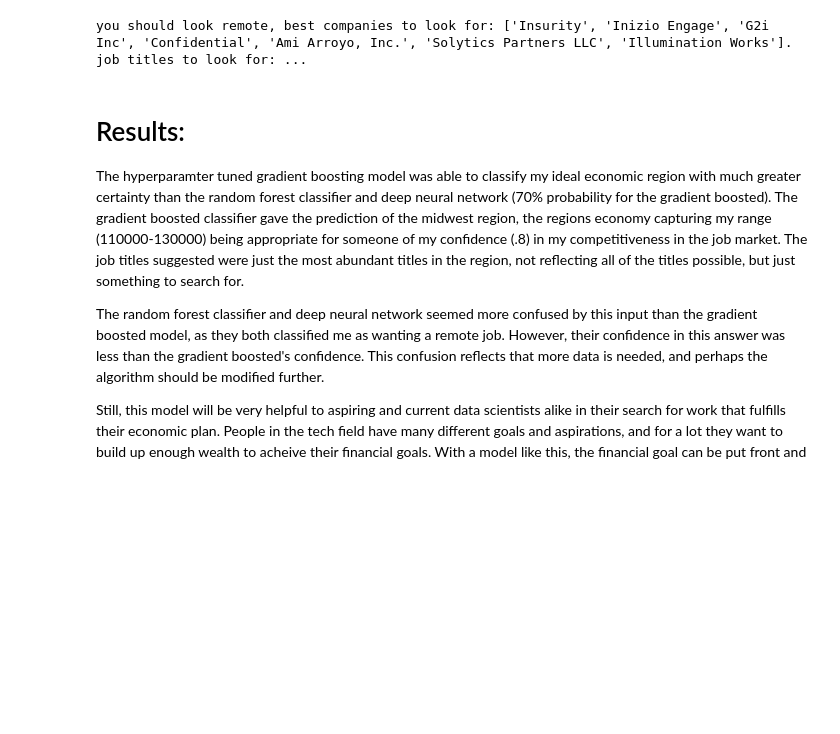
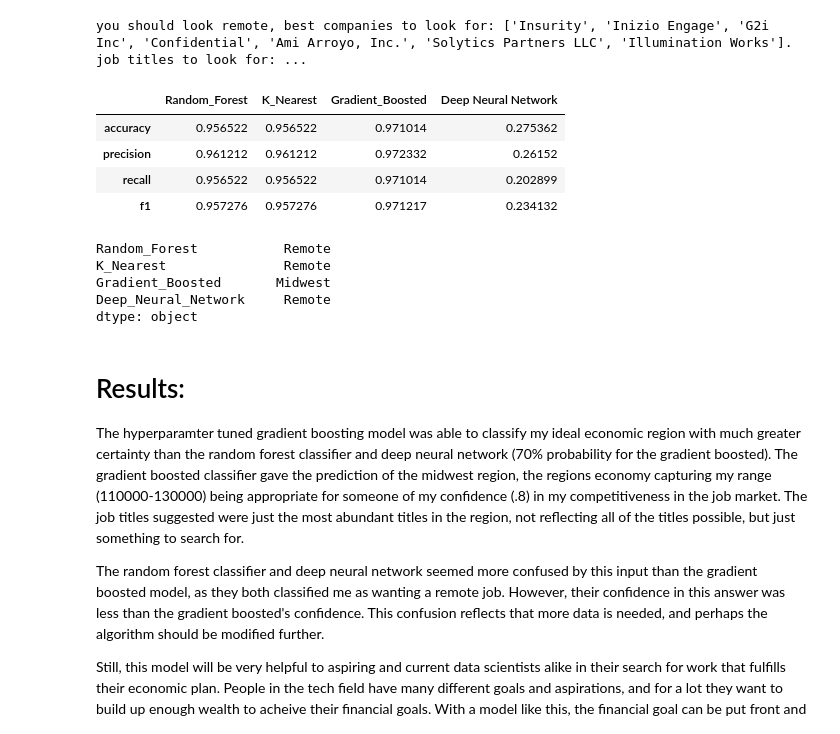
Before and after one commit to gisthuband/Capstone_2_DS_Job_Locator, a Jupyter notebook: modeling.ipynb, the cells around one changed output. Drawn from its saved outputs; the diff is of its cells as text; code cells hidden in the pictures; blank space fills up the shorter version.

```diff
--- a/modeling.ipynb
+++ b/modeling.ipynb
@@ -228,0 +626,18 @@ you should look remote, best companies to look for: ['Insurity', 'Inizio Engage'
+# %%
+gb_best = GradientBoostingClassifier(learning_rate=.05, max_depth=5, max_features=6, n_estimators=75)
+model = gb_best.fit(preprocess.regular(df_path)[0], preprocess.regular(df_path)[2])
+y_pred = model.predict(preprocess.regular(df_path)[1])
+
+
+
+gb_accuracy = accuracy_score(preprocess.regular(df_path)[3], y_pred)
+gb_precision = precision_score(preprocess.regular(df_path)[3], y_pred, average='weighted')
+gb_recall = recall_score(preprocess.regular(df_path)[3], y_pred, average='weighted')
+gb_f1 = f1_score(preprocess.regular(df_path)[3], y_pred, average='weighted')
+gb_cm = confusion_matrix(preprocess.regular(df_path)[3], y_pred)
+gb_results=[gb_accuracy, gb_precision, gb_recall, gb_f1, gb_cm]
+print (gb_accuracy)
+print(gb_precision)
+print (gb_recall)
+print (gb_f1)
+print (gb_cm)
@@ -328,0 +799,17 @@ best cities to look at: ['Riverwoods', 'Chicago', 'Cincinnati', 'Minneapolis', '
+# %%
+model = get_basic_model()
+hist=model.fit(preprocess.dummied(df_path)[0], preprocess.dummied(df_path)[2], epochs=500, validation_split=.2, batch_size=16, verbose=False)
+
+y_pred = model.predict(preprocess.dummied(df_path)[1])
+
+dnn_accuracy = accuracy_score(np.array(preprocess.dummied(df_path)[3]).argmax(axis=1), np.array(y_pred).argmax(axis=1))
+dnn_precision = precision_score(np.array(preprocess.dummied(df_path)[3]).argmax(axis=1), np.array(y_pred).argmax(axis=1), average='weighted')
+dnn_recall = recall_score(np.array(preprocess.dummied(df_path)[3]).argmax(axis=1), np.array(y_pred).argmax(axis=1), average='weighted')
+dnn_f1 = f1_score(np.array(preprocess.dummied(df_path)[3]).argmax(axis=1), np.array(y_pred).argmax(axis=1), average='weighted')
+dnn_cm = confusion_matrix(np.array(preprocess.dummied(df_path)[3]).argmax(axis=1), np.array(y_pred).argmax(axis=1))
+dnn_results=[dnn_accuracy, dnn_precision, dnn_recall, dnn_f1, dnn_cm]
+print (dnn_accuracy)
+print(dnn_precision)
+print (dnn_recall)
+print (dnn_f1)
+print (dnn_cm)
@@ -449,3 +949,19 @@ dnn_trial = dnn_salary_output(130000, 110000, .8, df)
 print (dnn_trial)
 # %% [output]
 you should look remote, best companies to look for: ['Insurity', 'Inizio Engage', 'G2i Inc', 'Confidential', 'Ami Arroyo, Inc.', 'Solytics Partners LLC', 'Illumination Works']. job titles to look for: ...
+# %%
+results_df = pd.DataFrame(data={'Random_Forest':rf_results, 'K_Nearest':knn_results, 'Gradient_Boosted':gb_results, 'Deep Neural Network': dnn_results})
+
+results_df = results_df.rename(index={0:'accuracy',1:'precision',2:'recall',3:'f1'})
+
+results_df = results_df.drop(index=4)
+
+results_df.to_csv('model_comp.csv')
+# %%
+results_df.head()
+# %% [output]
+|  | Random_Forest | K_Nearest | Gradient_Boosted | Deep Neural Network |
+| accuracy | 0.956522 | 0.956522 | 0.971014 | 0.275362 |
+| precision | 0.961212 | 0.961212 | 0.972332 | 0.26152 |
+| recall | 0.956522 | 0.956522 | 0.971014 | 0.202899 |
+| f1 | 0.957276 | 0.957276 | 0.971217 | 0.234132 |
@@ -451,0 +972,8 @@ you should look remote, best companies to look for: ['Insurity', 'Inizio Engage'
+# %%
+model_recs
+# %% [output]
+Random_Forest           Remote
+K_Nearest               Remote
+Gradient_Boosted       Midwest
+Deep_Neural_Network     Remote
+dtype: object
```
Also changed, not shown: parts of 38 cells of this notebook.
